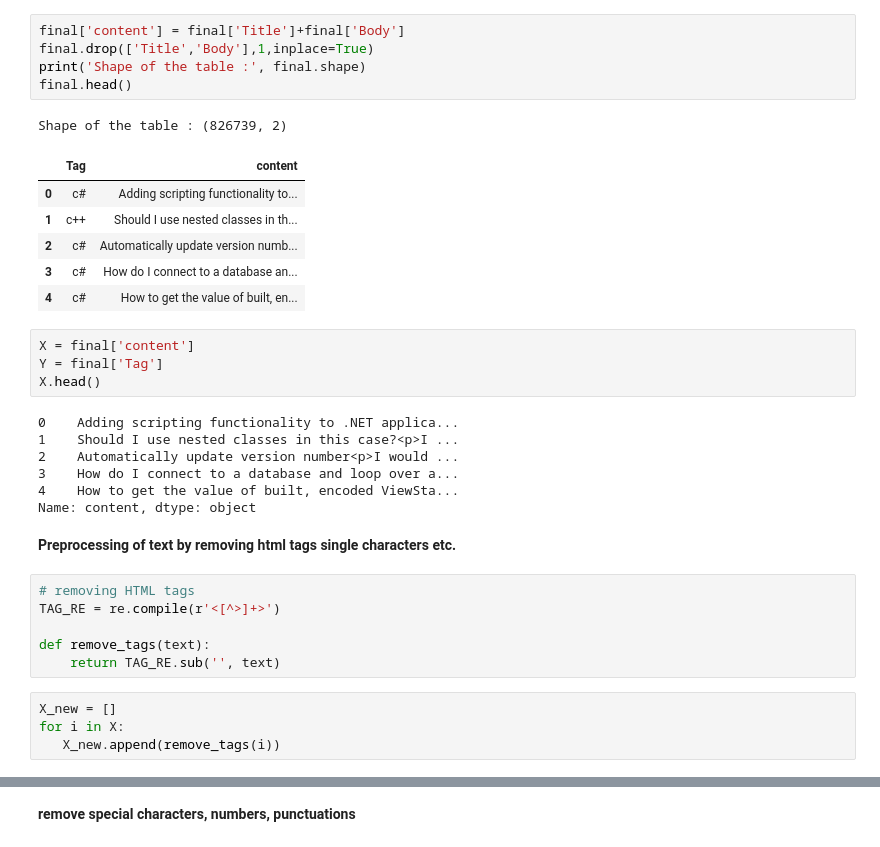
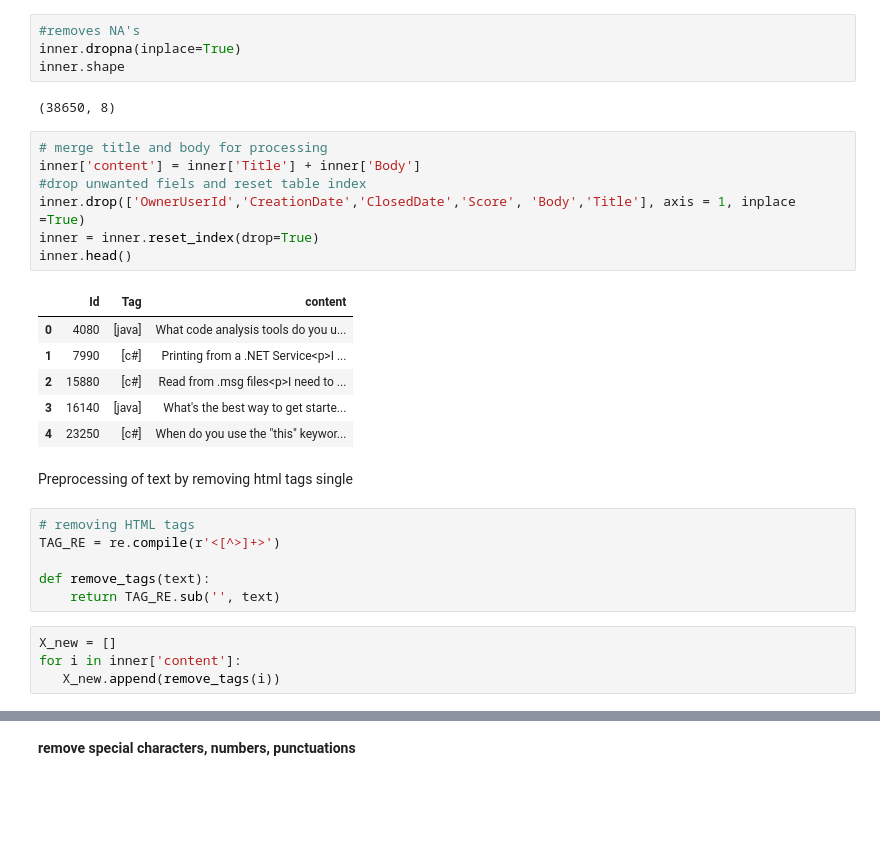
Before and after one commit to Minakshi85/MultiClass-Multilabel, a Jupyter notebook: Project_1_Multiclass_Multilabel_prediction.ipynb, the cells around one changed output, grey strips where cells are left out. Cells and saved outputs as stored; diff of their text form; blank space fills up the shorter version.

```diff
--- a/Project_1_Multiclass_Multilabel_prediction.ipynb
+++ b/Project_1_Multiclass_Multilabel_prediction.ipynb
@@ -177,29 +90,25 @@ final.head()
-# %%
-final['content'] = final['Title']+final['Body']
-final.drop(['Title','Body'],1,inplace=True)
-print('Shape of the table :', final.shape)
-final.head()
-# %% [output]
-Shape of the table : (826739, 2)
-|  | Tag | content |
-| 0 | c# | Adding scripting functionality to... |
-| 1 | c++ | Should I use nested classes in th... |
-| 2 | c# | Automatically update version numb... |
-| 3 | c# | How do I connect to a database an... |
-| 4 | c# | How to get the value of built, en... |
-# %%
-X = final['content']
-Y = final['Tag']
-X.head()
-# %% [output]
-0    Adding scripting functionality to .NET applica...
-1    Should I use nested classes in this case?<p>I ...
-2    Automatically update version number<p>I would ...
-3    How do I connect to a database and loop over a...
-4    How to get the value of built, encoded ViewSta...
-Name: content, dtype: object
+# %%
+#removes NA's
+inner.dropna(inplace=True)
+inner.shape
+# %% [output]
+(38650, 8)
+# %%
+# merge title and body for processing
+inner['content'] = inner['Title'] + inner['Body']
+#drop unwanted fiels and reset table index
+inner.drop(['OwnerUserId','CreationDate','ClosedDate','Score', 'Body','Title'], axis = 1, inplace =True)
+inner = inner.reset_index(drop=True)
+inner.head()
+# %% [output]
+|  | Id | Tag | content |
+| 0 | 4080 | [java] | What code analysis tools do you u... |
+| 1 | 7990 | [c#] | Printing from a .NET Service<p>I ... |
+| 2 | 15880 | [c#] | Read from .msg files<p>I need to ... |
+| 3 | 16140 | [java] | What's the best way to get starte... |
+| 4 | 23250 | [c#] | When do you use the "this" keywor... |
 # %% [markdown]
-**Preprocessing of text by removing html tags single characters etc.**
+Preprocessing of text by removing html tags single
 # %%
 # removing HTML tags
 TAG_RE = re.compile(r'<[^>]+>')
@@ -208,5 +117,5 @@ def remove_tags(text):
     return TAG_RE.sub('', text)
 # %%
 X_new = []
-for i in X:
+for i in inner['content']:
    X_new.append(remove_tags(i))
```
Also changed, not shown: parts of 58 cells of this notebook.
